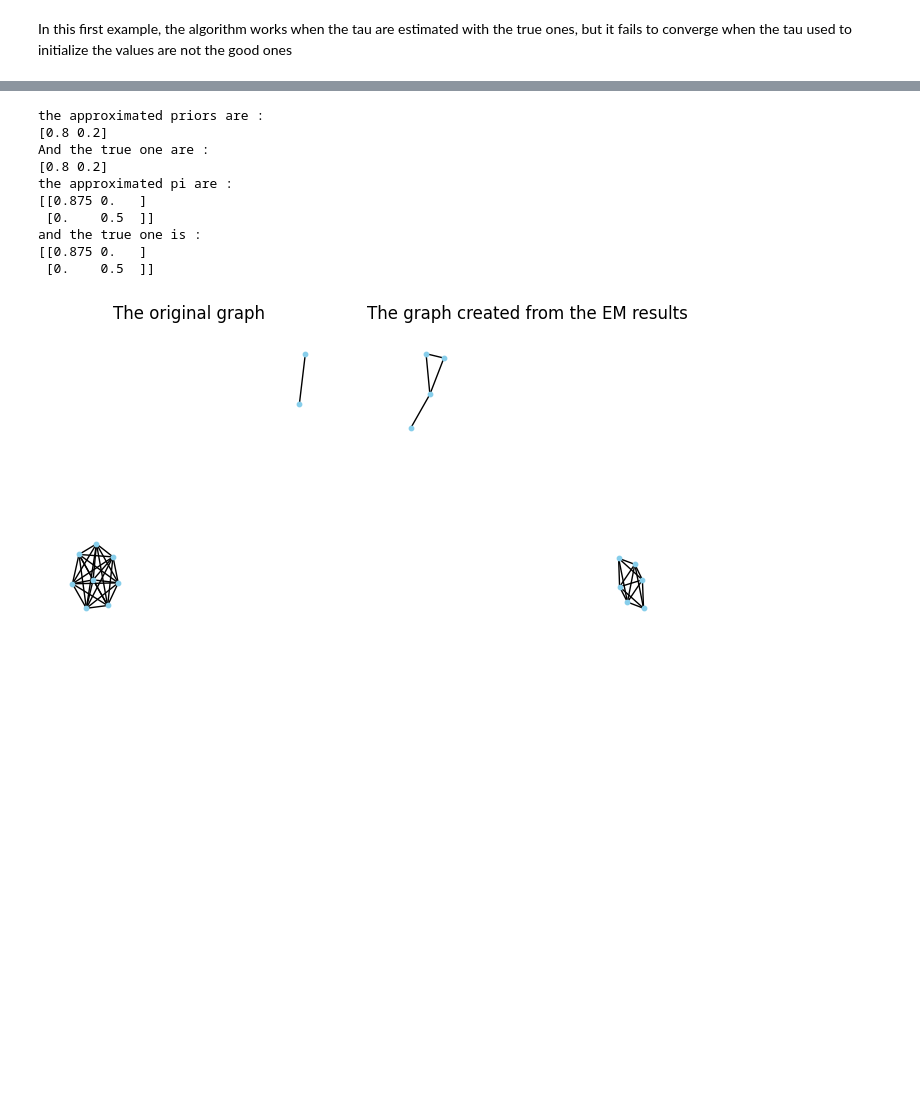
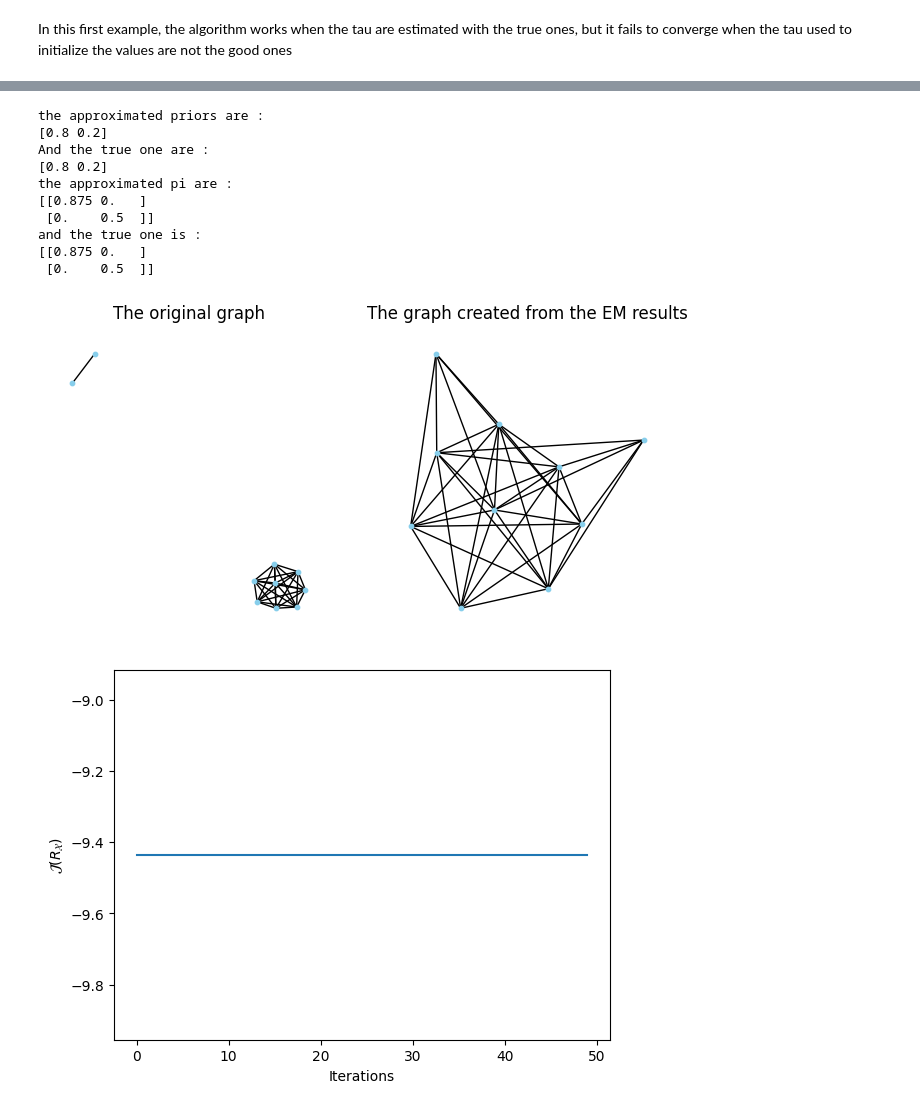
Before and after one commit to ElSacho/Mixture4graph, a Jupyter notebook: notebook_generate_and_EM.ipynb, the cells around one changed output, grey strips where cells are left out. Drawn from its saved outputs; the diff is of its cells as text; code cells hidden in the pictures; blank space fills up the shorter version.

```diff
--- a/notebook_generate_and_EM.ipynb
+++ b/notebook_generate_and_EM.ipynb
@@ -54,35 +57,38 @@ priors = np.array([0.5,0.5])
 n_clusters = len(priors)
 max_iter = 50
 
 graph, tau = generate_and_give_tau(n_vertices, pi , priors)
 
 X = get_X_from_graph(graph)
 emp_prior, emp_pi = return_priors_pi(X, tau.copy())
 # appro_priors, appro_pi = main_with_tau(X, tau.copy(), n_clusters, 50)
-appro_priors, appro_pi = main(X, n_clusters, max_iter)
+appro_priors, appro_pi, jrx = main(X, n_clusters, max_iter)
 print("the approximated priors are : ")
 print(appro_priors)
 print('And the true one are :')
 print(emp_prior)
 print('the approximated pi are :')
 print(appro_pi)
 print("and the true one is : ")
 print(emp_pi)
 
+np.random.seed(2)
 graph_emp, tau = generate_and_give_tau(n_vertices, appro_pi , appro_priors)
 show_multiple_graph([graph, graph_emp], ["The original graph", "The graph created from the EM results"], with_labels=False, node_size=10, font_size=1)
+plot_JRX(jrx)
 # %% [output]
 the approximated priors are :
 [0.8 0.2]
 And the true one are :
 [0.8 0.2]
 the approximated pi are :
 [[0.875 0.   ]
  [0.    0.5  ]]
 and the true one is :
 [[0.875 0.   ]
  [0.    0.5  ]]
-[figure, old version]
+[figure, new version]
+[figure, added]
 # %%
 np.random.seed(1)
 n_vertices = 10
```
Also changed, not shown: parts of 5 cells of this notebook, 3 other files.
